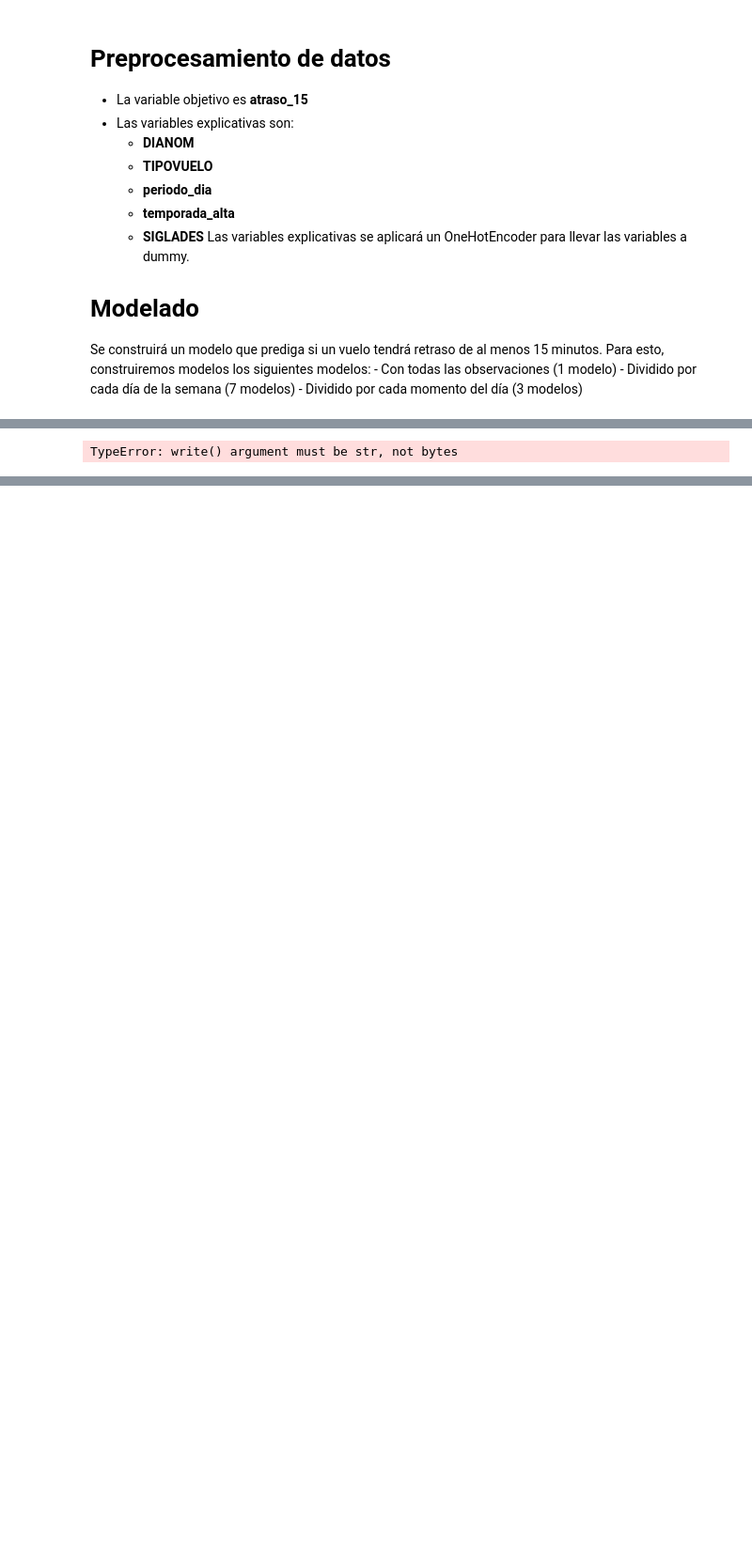
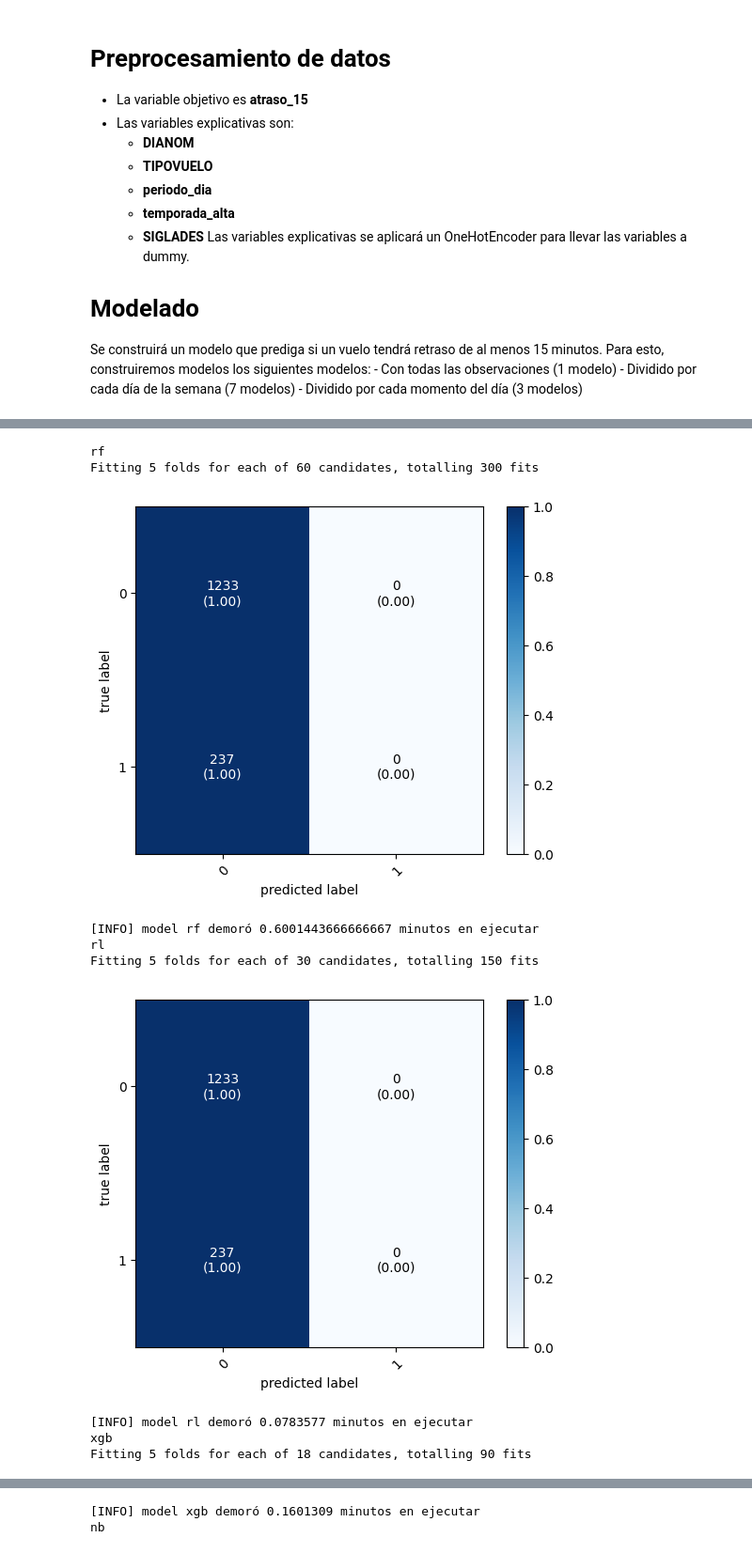
Before and after one commit to marioguzmanb/challenge_ds_latam, a Jupyter notebook: notebooks/solution.ipynb, the cells around one changed output, grey strips where cells are left out. Shown at 94% size. Cells and saved outputs as stored; diff of their text form; code cells hidden in the pictures; blank space fills up the shorter version.

```diff
--- a/notebooks/solution.ipynb
+++ b/notebooks/solution.ipynb
@@ -521,17 +539,0 @@ weighted avg   0.747467  0.814583  0.735426  10231.000000
-# %%
-with open("models/atraso_completo/rl.pickle","w") as f:
-    pickle.dump(grid_under,f)
-# %% [output]
-TypeError: write() argument must be str, not bytes
-# %%
-print("\n * \t Xgboost * \t \n")
-grid_under = GridSearchCV(XGBClassifier(), param_xgb, refit = True, verbose = 1)
-grid_under.fit(X_train, y_train)
-print(grid_under.best_estimator_)
-y_pred = grid_under.predict(X_test)
-metrics_res = get_report(y_test, y_pred)
-print("\n*\t Metrics \t*\n")
-print(metrics_res)
-# %%
-with open("models/atraso_completo/xgb.pickle","w") as f:
-    pickle.dump(grid_under,f)
@@ -546,3 +540,53 @@ print(metrics_res)
-# %%
-with open("models/atraso_completo/nb.pickle","w") as f:
-    pickle.dump(grid_under,f)
+# %%
+dia_semana = df["DIANOM"].drop_duplicates().tolist()
+for dia in dia_semana:
+    df_filter = df[df["DIANOM"]==dia]
+    dia = dia.lower()
+    X = df_filter[features]
+    y = df_filter[target]
+    X_train, X_test, y_train, y_test = train_test_split(X, y, test_size=0.15, random_state=666,stratify=y)
+    ohe = OneHotEncoder()
+    ohe.fit(X_train)
+    X_train = ohe.transform(X_train).toarray()
+    X_test = ohe.transform(X_test).toarray()
+
+    models = ["rf","rl","xgb","nb"]
+    for model in models:
+        start_iter = datetime.now()
+        print(model)
+        if model == "rf":
+            grid_under = GridSearchCV(RandomForestClassifier(), param_rf, refit = True, verbose = 1,scoring="f1_weighted")
+        elif model == "rl":
+            grid_under = GridSearchCV(LogisticRegression(), param_log, refit = True, verbose = 1,scoring="f1_weighted")
+        elif model == "nb":
+            grid_under = GaussianNB()
+        elif model == "xgb":
+            grid_under = GridSearchCV(XGBClassifier(), param_xgb, refit = True, verbose = 1,scoring="f1_weighted")
+        path_model_save = f"models/atraso_{dia}/{model}.pickle"
+        grid_under.fit(X_train, y_train)
+        y_pred = grid_under.predict(X_test)
+        metrics_res = get_report(y_test, y_pred)
+        metrics_res["modelo"] = model
+        metrics_res["tipo_modelo"] = f"atraso_{dia}"
+        if metrics is None:
+            metrics_res.to_parquet(path_metrics)
+            metrics = pd.read_parquet(path_metrics)
+        else:
+            metrics = pd.read_parquet(path_metrics)
+            metrics_res = pd.concat([metrics,metrics_res])
+            metrics_res.to_parquet(path_metrics)
+        with open(path_model_save,"wb") as f:
+            pickle.dump(grid_under,f)
+        end_iter = datetime.now()
+        print(f"[INFO] model {model} demoró {(end_iter-start_iter).total_seconds()/60} minutos en ejecutar")
+# %% [output]
+rf
+Fitting 5 folds for each of 60 candidates, totalling 300 fits
+[figure, added]
+[INFO] model rf demoró 0.6001443666666667 minutos en ejecutar
+rl
+Fitting 5 folds for each of 30 candidates, totalling 150 fits
+[figure, added]
+[INFO] model rl demoró 0.0783577 minutos en ejecutar
+xgb
+Fitting 5 folds for each of 18 candidates, totalling 90 fits
@@ -548,0 +594,2 @@ with open("models/atraso_completo/nb.pickle","w") as f:
+[INFO] model xgb demoró 0.1601309 minutos en ejecutar
+nb
```
Also changed, not shown: parts of 17 cells of this notebook, 47 other files.
